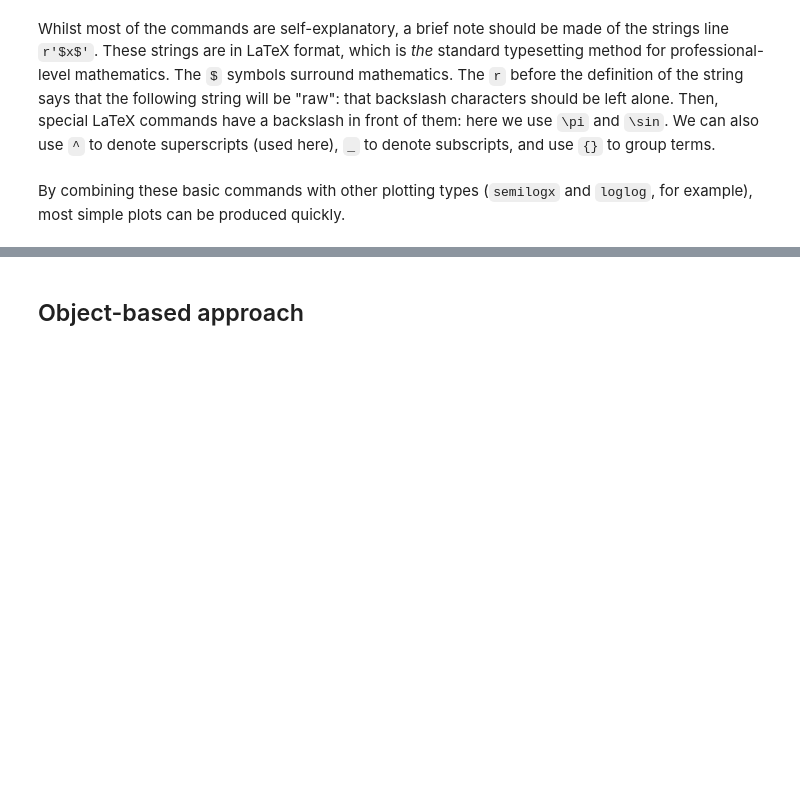
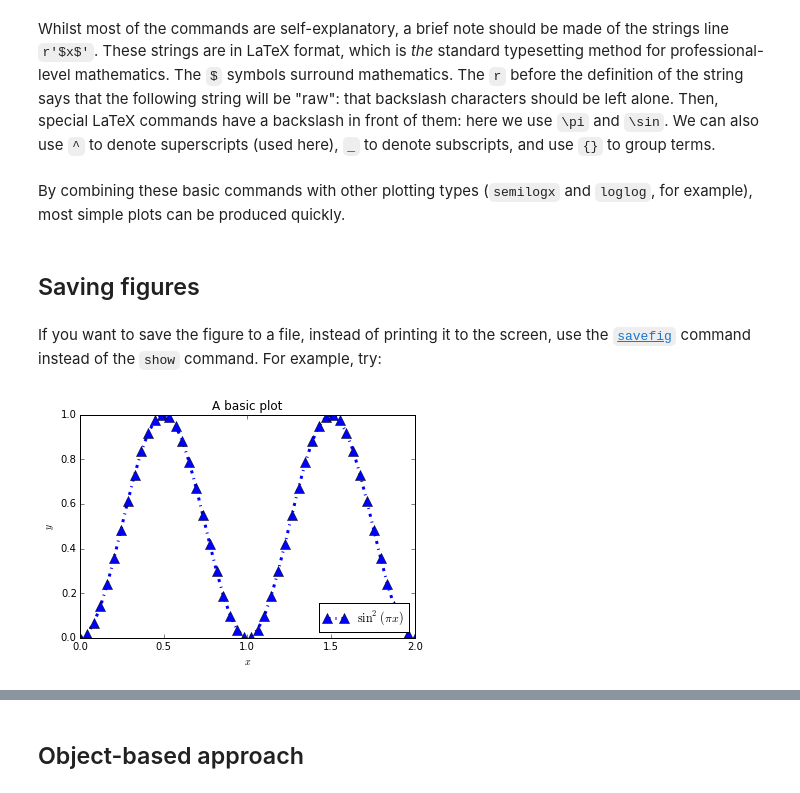
Before and after one commit to IanHawke/maths-with-python, a Jupyter notebook: 07-numpy-plotting.ipynb, the cells around one changed output, grey strips where cells are left out. Cells and saved outputs as stored; diff of their text form; code cells hidden in the pictures; blank space fills up the shorter version.

```diff
--- a/07-numpy-plotting.ipynb
+++ b/07-numpy-plotting.ipynb
@@ -109,0 +128,3 @@ In addition to solving linear systems and computing determinants, you can also f
+# %%
+A_from_file = numpy.loadtxt('A_numpy.txt')
+print(A_from_file == A_numpy)
@@ -143,3 +168,19 @@ pyplot.show()
 Whilst most of the commands are self-explanatory, a brief note should be made of the strings line `r'$x$'`. These strings are in LaTeX format, which is *the* standard typesetting method for professional-level mathematics. The `$` symbols surround mathematics. The `r` before the definition of the string says that the following string will be "raw": that backslash characters should be left alone. Then, special LaTeX commands have a backslash in front of them: here we use `\pi` and `\sin`. We can also use `^` to denote superscripts (used here), `_` to denote subscripts, and use `{}` to group terms.
 # %% [markdown]
 By combining these basic commands with other plotting types (`semilogx` and `loglog`, for example), most simple plots can be produced quickly.
+# %% [markdown]
+## Saving figures
+# %% [markdown]
+If you want to save the figure to a file, instead of printing it to the screen, use the [`savefig`](http://matplotlib.org/api/pyplot_api.html#matplotlib.pyplot.savefig) command instead of the `show` command. For example, try:
+# %%
+x = numpy.linspace(0, 2.0)
+y = numpy.sin(numpy.pi*x)**2
+pyplot.plot(x, y, marker='^', markersize=10, linestyle='-.', linewidth=3,
+            color='b', label=r'$\sin^2(\pi x)$')
+pyplot.legend(loc='lower right')
+pyplot.xlabel(r'$x$')
+pyplot.ylabel(r'$y$')
+pyplot.title('A basic plot')
+pyplot.savefig('simple_plot.png')
+# %% [output]
+[figure, added]
```
Also changed, not shown: parts of 11 cells of this notebook.
